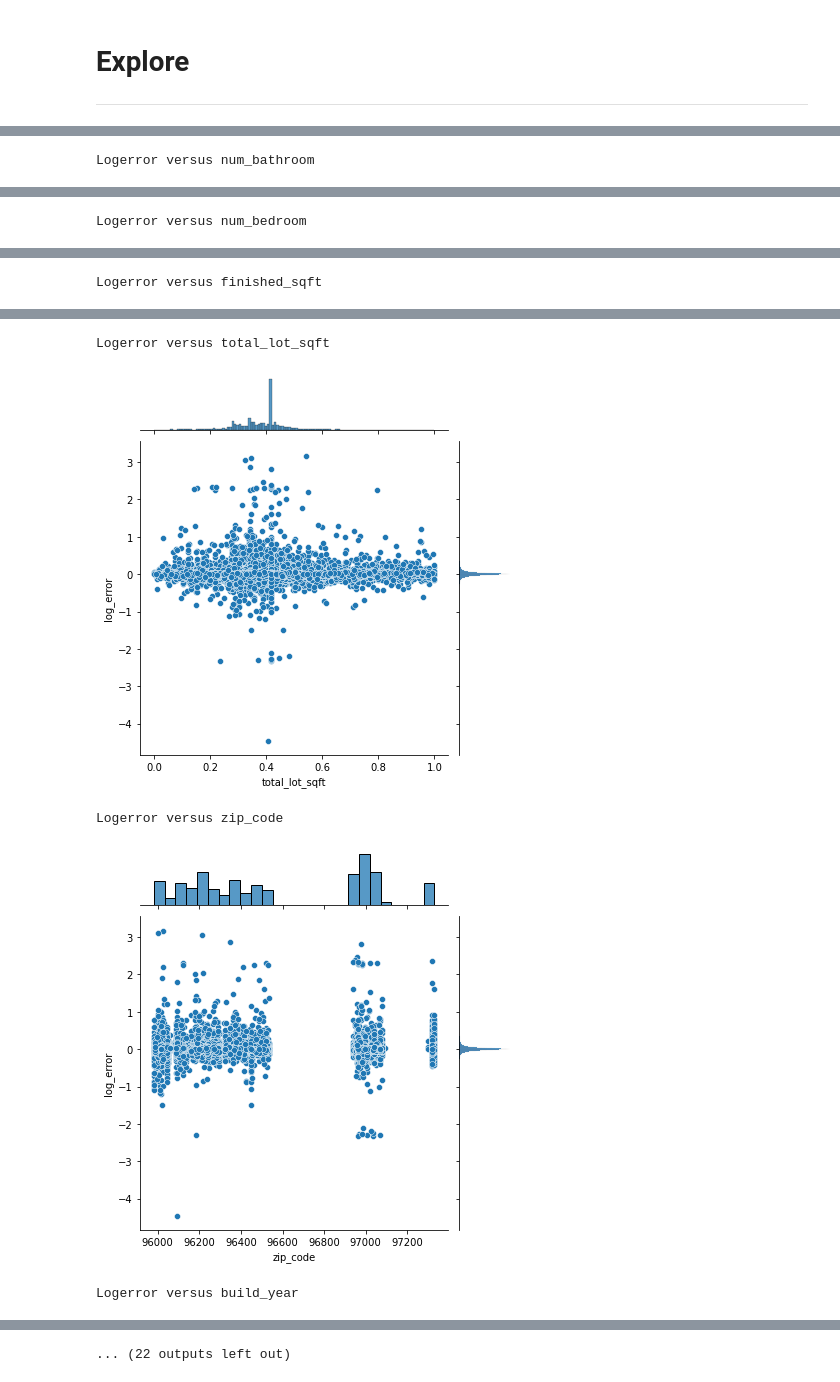
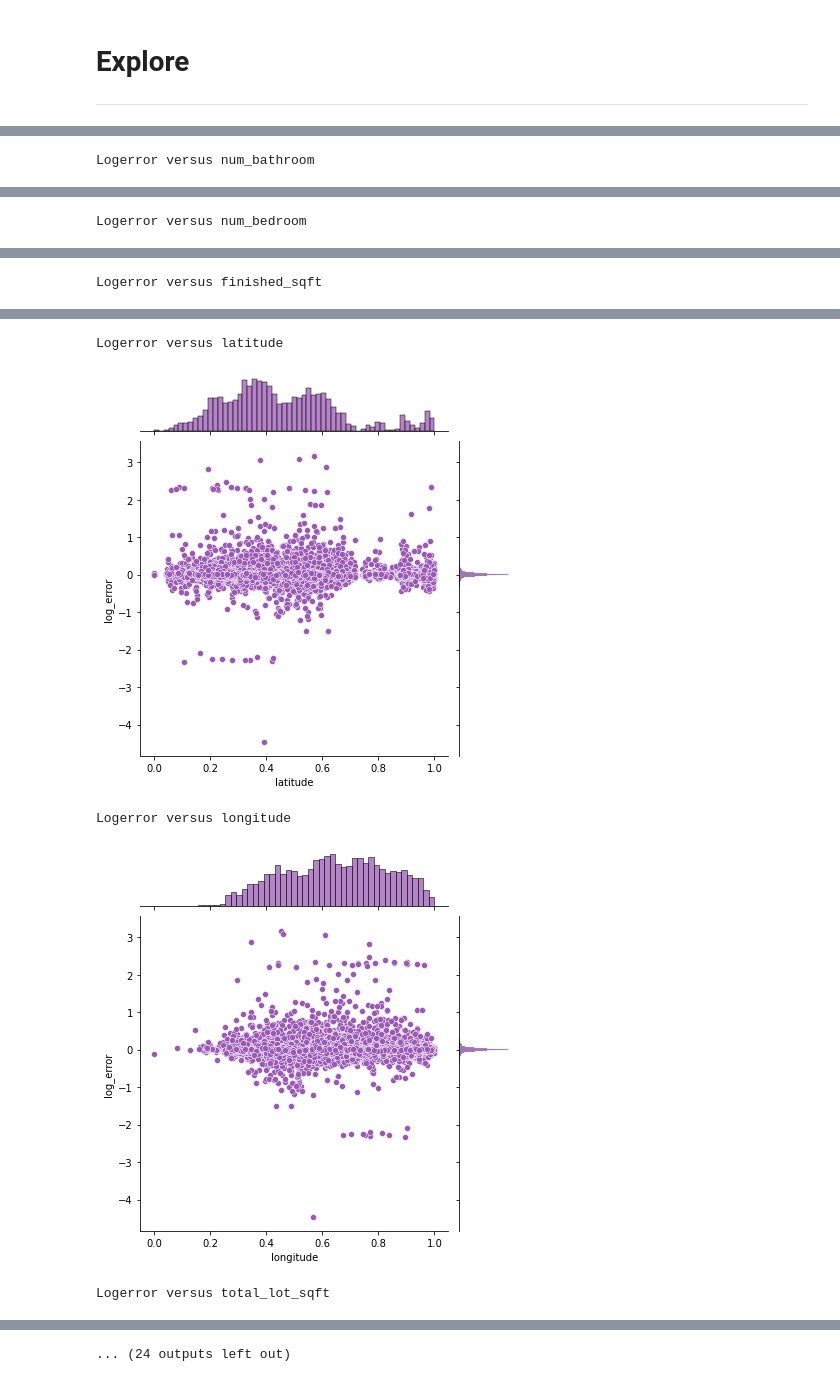
Before and after one commit to DesireeMcElroy/zillow-clustering-project, a Jupyter notebook: zillow.ipynb, the cells around one changed output, grey strips where cells are left out. Saved outputs shown, nothing was run; the diff lists cells and outputs as text; code cells hidden in the pictures.

```diff
--- a/zillow.ipynb
+++ b/zillow.ipynb
@@ -401,8 +410,9 @@ KeyError: ('abs_logerr', 'log_error')
 # %%
 # scale my data
 columns_to_scale = ['finished_sqft', 'total_lot_sqft', 'structure_tax_value',
-                   'tax_value', 'tax_amount']
-train_scaled, validate_scaled, test_scaled = wrangle.min_max_scaler(train, validate, test, columns_to_scale)
+                   'tax_value', 'tax_amount', 'home_age', 'tax_rate', 'price_per_sqft',
+                   'longitude', 'latitude']
+train_scaled, validate_scaled, test_scaled, scaler = wrangle.min_max_scaler(train, validate, test, columns_to_scale)
 # %%
 # glue our split data with our target back together for exploration
 # train_scaled = pd.concat(([X_train, y_train]), axis=1)
@@ -509,11 +517,11 @@ train_scaled.head().T
 | quadrimester | 1 | 2 | 2 | 2 | 1 |
 # %%
-cols = df.columns
+cols = train_scaled.columns
 for i in cols:
     print('Logerror versus', i)
-    sns.jointplot(x=i, y='log_error', data=train_scaled)
+    sns.jointplot(x=i, y='log_error', data=train_scaled, color='#9b59b6')
     plt.xlabel(i)
-    plt.ylabel('Logerror')
+    plt.ylabel('Absolute Logerror')
     plt.show()
 # %% [output]
 Logerror versus num_bathroom
@@ -525,5 +533,5 @@ Logerror versus finished_sqft
-Logerror versus total_lot_sqft
+Logerror versus latitude
-[figure, old version]
+[figure, new version]
-Logerror versus zip_code
+Logerror versus longitude
-[figure, old version]
+[figure, new version]
-Logerror versus build_year
+Logerror versus total_lot_sqft
@@ -531,2 +539,2 @@ Logerror versus build_year
-... (22 outputs left out)
+... (24 outputs left out)
 # %%
```
Also changed, not shown: parts of 49 cells of this notebook.
